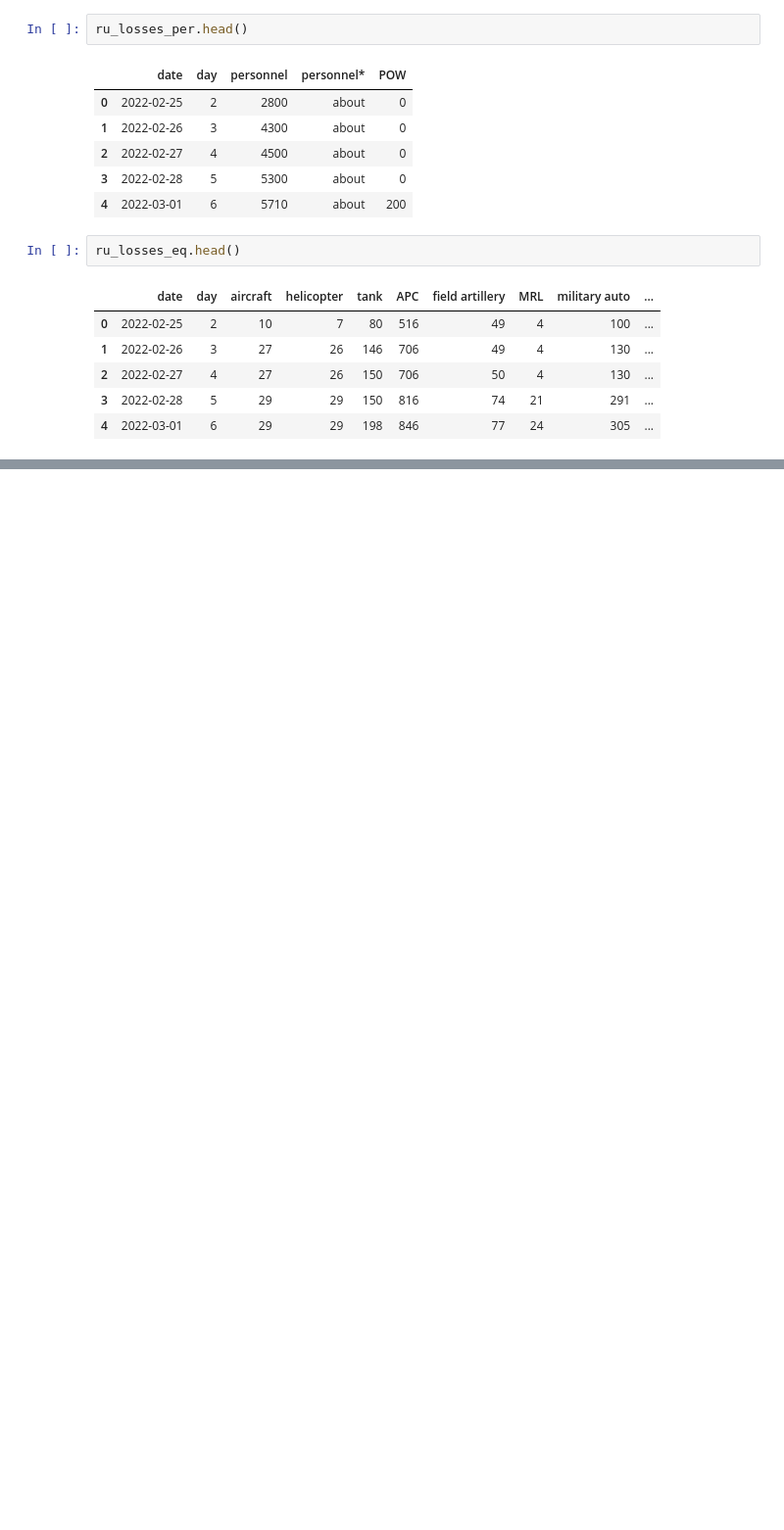
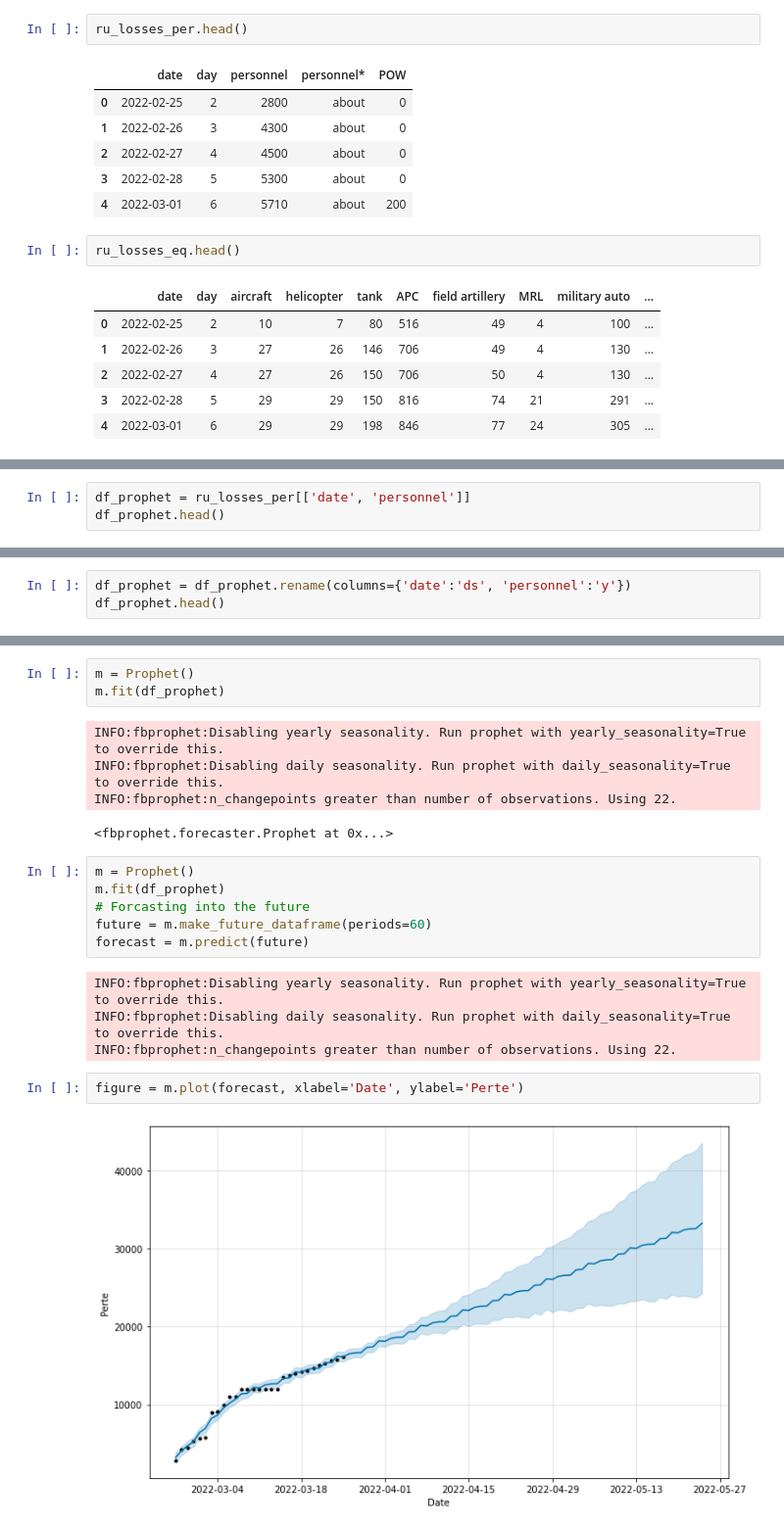
Before and after one commit to choarauc/prophet, a Jupyter notebook: perte_russe.ipynb, the cells around one changed output, grey strips where cells are left out. Shown at 98% size. Cells and saved outputs as stored; diff of their text form; blank space fills up the shorter version.

```diff
--- a/perte_russe.ipynb
+++ b/perte_russe.ipynb
@@ -123,0 +154,3 @@ fig.show()
+# %%
+df_prophet = ru_losses_per[['date', 'personnel']]
+df_prophet.head()
@@ -123,0 +164,3 @@ fig.show()
+# %%
+df_prophet = df_prophet.rename(columns={'date':'ds', 'personnel':'y'})
+df_prophet.head()
@@ -123,0 +174,22 @@ fig.show()
+# %%
+m = Prophet()
+m.fit(df_prophet)
+# %% [output]
+INFO:fbprophet:Disabling yearly seasonality. Run prophet with yearly_seasonality=True to override this.
+INFO:fbprophet:Disabling daily seasonality. Run prophet with daily_seasonality=True to override this.
+INFO:fbprophet:n_changepoints greater than number of observations. Using 22.
+<fbprophet.forecaster.Prophet at 0x...>
+# %%
+m = Prophet()
+m.fit(df_prophet)
+# Forcasting into the future
+future = m.make_future_dataframe(periods=60)
+forecast = m.predict(future)
+# %% [output]
+INFO:fbprophet:Disabling yearly seasonality. Run prophet with yearly_seasonality=True to override this.
+INFO:fbprophet:Disabling daily seasonality. Run prophet with daily_seasonality=True to override this.
+INFO:fbprophet:n_changepoints greater than number of observations. Using 22.
+# %%
+figure = m.plot(forecast, xlabel='Date', ylabel='Perte')
+# %% [output]
+[figure, added]
```
Also changed, not shown: parts of 12 cells of this notebook.
